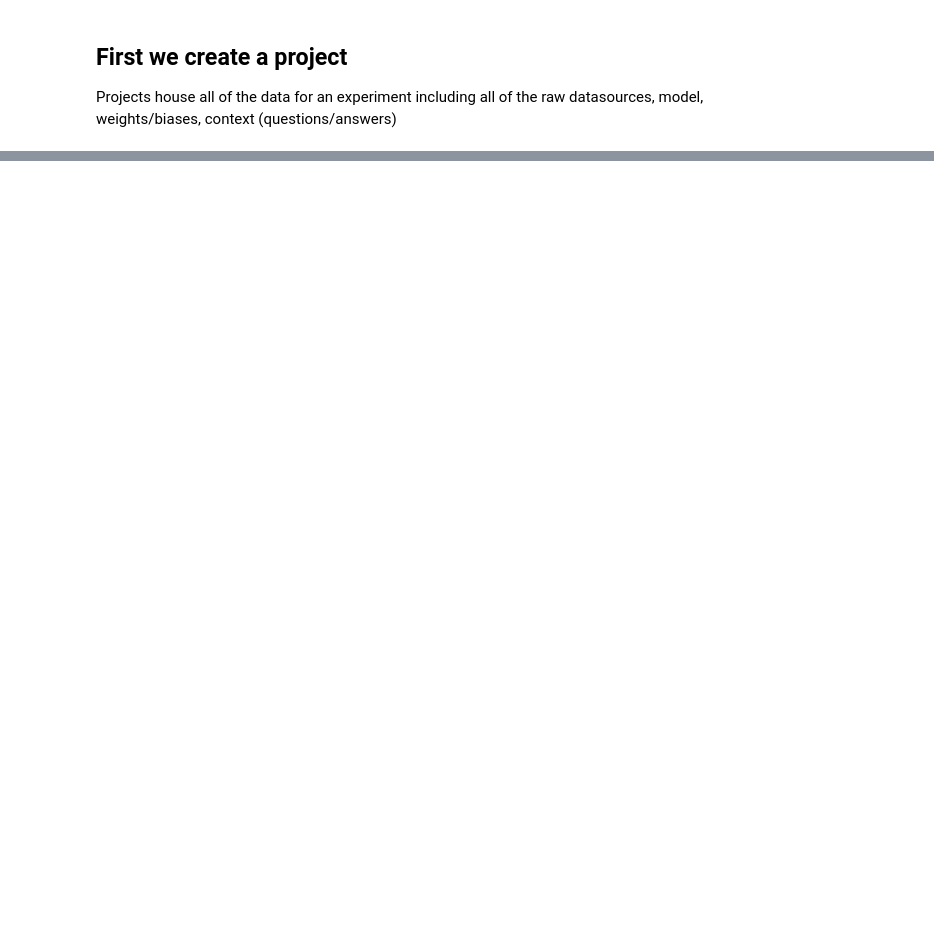
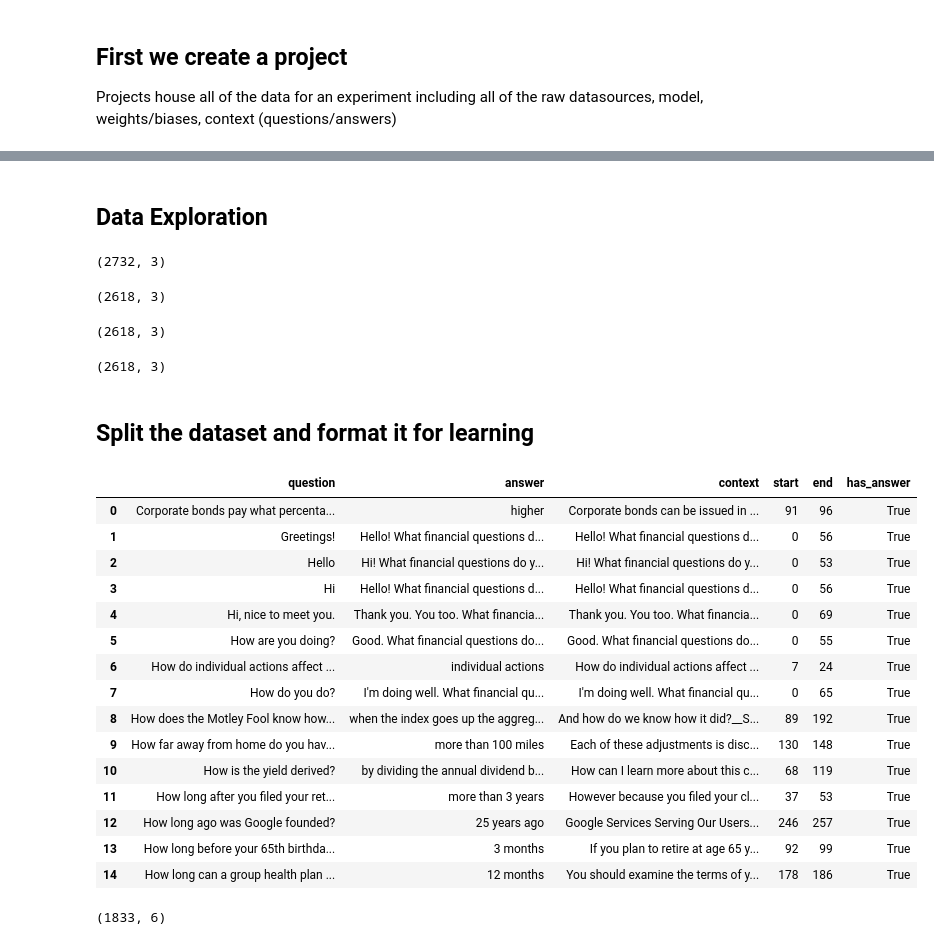
Before and after one commit to ClaytonSnyder/ai574, a Jupyter notebook: example.ipynb, the cells around one changed output, grey strips where cells are left out. Cells and saved outputs as stored; diff of their text form; code cells hidden in the pictures; blank space fills up the shorter version.

```diff
--- a/example.ipynb
+++ b/example.ipynb
@@ -164,0 +173,24 @@ Special tokens have been added in the vocabulary, make sure the associated word
+# %% [markdown]
+## Data Exploration
+# %%
+context.shape
+# %% [output]
+(2732, 3)
+# %%
+# Remove duplicate questions
+cleaned_context = context.drop_duplicates(subset=['question'])
+cleaned_context.shape
+# %% [output]
+(2618, 3)
+# %%
+# Remove any questions that may be none or empty
+cleaned_context = cleaned_context[cleaned_context['question'] != '']
+cleaned_context.shape
+# %% [output]
+(2618, 3)
+# %%
+# Remove any questions that may be none or empty
+cleaned_context = cleaned_context[cleaned_context['answer'] != '']
+cleaned_context.shape
+# %% [output]
+(2618, 3)
@@ -164,0 +201,27 @@ Special tokens have been added in the vocabulary, make sure the associated word
+# %% [markdown]
+## Split the dataset and format it for learning
+# %%
+train_df, test_df = format_data(cleaned_context, explode_context=False)
+
+train_df.head(15)
+# %% [output]
+|  | question | answer | context | start | end | has_answer |
+| 0 | Corporate bonds pay what percenta... | higher | Corporate bonds can be issued in ... | 91 | 96 | True |
+| 1 | Greetings! | Hello! What financial questions d... | Hello! What financial questions d... | 0 | 56 | True |
+| 2 | Hello | Hi! What financial questions do y... | Hi! What financial questions do y... | 0 | 53 | True |
+| 3 | Hi | Hello! What financial questions d... | Hello! What financial questions d... | 0 | 56 | True |
+| 4 | Hi, nice to meet you. | Thank you. You too. What financia... | Thank you. You too. What financia... | 0 | 69 | True |
+| 5 | How are you doing? | Good. What financial questions do... | Good. What financial questions do... | 0 | 55 | True |
+| 6 | How do individual actions affect ... | individual actions | How do individual actions affect ... | 7 | 24 | True |
+| 7 | How do you do? | I'm doing well. What financial qu... | I'm doing well. What financial qu... | 0 | 65 | True |
+| 8 | How does the Motley Fool know how... | when the index goes up the aggreg... | And how do we know how it did?__S... | 89 | 192 | True |
+| 9 | How far away from home do you hav... | more than 100 miles | Each of these adjustments is disc... | 130 | 148 | True |
+| 10 | How is the yield derived? | by dividing the annual dividend b... | How can I learn more about this c... | 68 | 119 | True |
+| 11 | How long after you filed your ret... | more than 3 years | However because you filed your cl... | 37 | 53 | True |
+| 12 | How long ago was Google founded? | 25 years ago | Google Services Serving Our Users... | 246 | 257 | True |
+| 13 | How long before your 65th birthda... | 3 months | If you plan to retire at age 65 y... | 92 | 99 | True |
+| 14 | How long can a group health plan ... | 12 months | You should examine the terms of y... | 178 | 186 | True |
+# %%
+train_df.shape
+# %% [output]
+(1833, 6)
```
Also changed, not shown: parts of 29 cells of this notebook, 5 other files.
